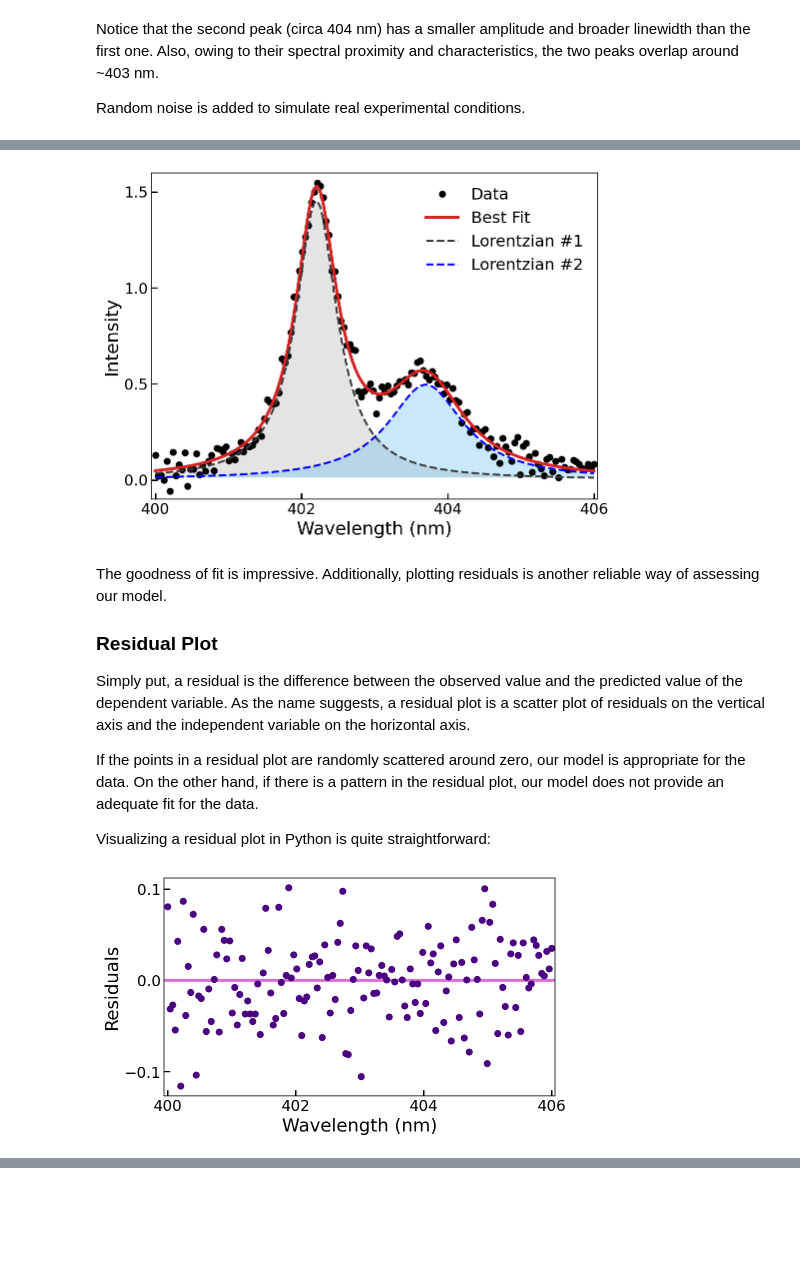
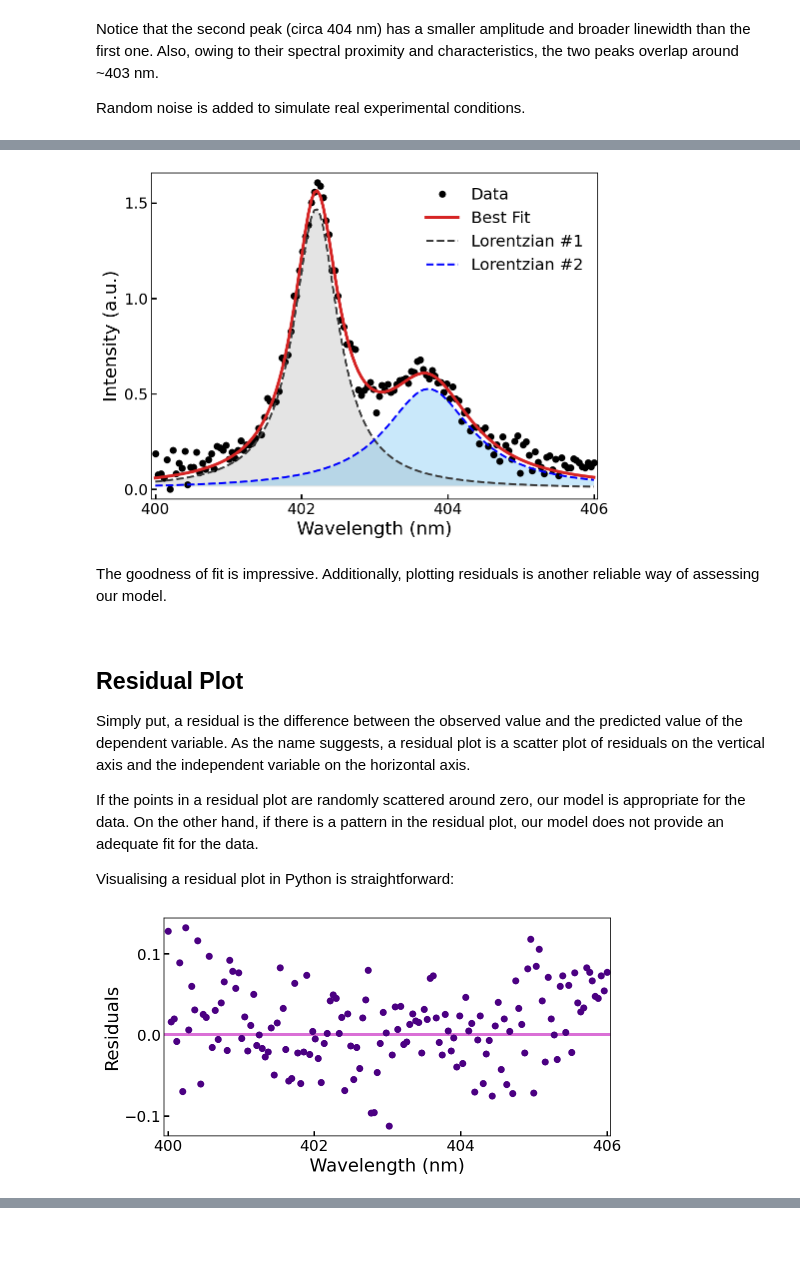
Before and after one commit to KOrfanakis/PhD_Tools, a Jupyter notebook: Curve Fitting/Curve_Fitting.ipynb, the cells around one changed output, grey strips where cells are left out. Drawn from its saved outputs; the diff is of its cells as text; code cells hidden in the pictures; blank space fills up the shorter version.

Commit message:
Cleaned code + fixed markdown typos

```diff
--- a/Curve Fitting/Curve_Fitting.ipynb
+++ b/Curve Fitting/Curve_Fitting.ipynb
@@ -12,20 +23,13 @@ We start our notebook by:
 # %%
-import numpy as np
-import pandas as pd
 pd.set_option('precision', 3)
 
-import matplotlib.pyplot as plt
-from matplotlib import gridspec
 %config InlineBackend.figure_format = 'retina'
-
-from lmfit import Model
-import scipy.stats as stats
 
 label_size = 18
 plt.rcParams['lines.linewidth'] = 3
 plt.rcParams['axes.labelsize'] = label_size
 plt.rcParams['axes.titlesize'] = label_size
-plt.rcParams['xtick.labelsize'] = label_size - 3  # tick labels should be smaller than axes labels (by 3 in our case)
+plt.rcParams['xtick.labelsize'] = label_size - 3
 plt.rcParams['ytick.labelsize'] = label_size - 3
 plt.rcParams['legend.fontsize'] = label_size - 2
 plt.rcParams['legend.frameon'] = False
@@ -33,8 +37,8 @@ plt.rcParams['legend.frameon'] = False
 # plt.rcParams['ytick.right'] = True
 plt.rcParams['xtick.direction'] = 'in'
 plt.rcParams['ytick.direction'] = 'in'
-plt.rcParams['xtick.major.size'] = 6
-plt.rcParams['ytick.major.size'] = 6
+plt.rcParams['xtick.major.size'] = 5
+plt.rcParams['ytick.major.size'] = 5
 plt.rcParams['xtick.major.width'] = 1.5
 plt.rcParams['ytick.major.width'] = 1.5
 # %% [markdown]
@@ -55,11 +62,11 @@ Let's create the spectrum for our imaginary material.
 # %%
 np.random.seed(1)
 
-# x-axis: 150 evenly spaced numbers between 400 and 406.
-x = np.linspace(400, 406, 150)
+x = np.linspace(400, 406, 150)  # x-axis: 150 evenly spaced numbers between 400 and 406 (nm).
 
 # y-axis: two Lorentzian peaks + random noise
-y_clean = Douple_Lorentzian(x, 1.54, 402.2, 0.34,
-                               1.00, 403.7, 0.65)
-y = y_clean + 0.05*np.random.normal(0, 1, 150)
+y_clean = Douple_Lorentzian(x, 1.54, 402.2, 0.34, 1.00, 403.7, 0.65)
+y = y_clean + 0.05 * np.random.normal(0, 1, 150)
+
+y += np.abs(y.min())
 # %%
@@ -131,51 +146,58 @@ There are other ways of assessing the appropriateness of a model. Firstly, we ca
 L1 = Lorentzian(x, result.params['amp1'].value, result.params['cen1'].value, result.params['gamma1'].value)
 L2 = Lorentzian(x, result.params['amp2'].value, result.params['cen2'].value, result.params['gamma2'].value)
 # %%
-fig, ax = plt.subplots(figsize = (8, 6))
+fig, ax = plt.subplots(figsize=(8, 6))
 
-ax.plot(x, y, 'ko', label = 'Data')
-# ax.plot(x, result.init_fit, color = 'orange', label = 'Init Fit')
-ax.plot(x, result.best_fit, color = '#D62424', label = 'Best Fit')
+# Spectrum + fitted line
+ax.plot(x, y, 'ko', label='Data')
+ax.plot(x, result.best_fit, color='#D62424', label='Best Fit')
 
-ax.plot(x, L1, color = '#3B3B3B', linestyle = '--', lw = 2, label = 'Lorentzian #1')
-ax.fill_between(x, L1.min(), L1, facecolor = '#A8A8A8', alpha = 0.3)
-ax.plot(x, L2, 'b--', lw = 2, label = 'Lorentzian #2')
-ax.fill_between(x, L2.min(), L2, facecolor = '#4FB6F1', alpha = 0.3)
+# Lorentzian peak #1
+ax.plot(x, L1, color='#3B3B3B', linestyle='--', lw=2, label='Lorentzian #1')
+ax.fill_between(x, L1.min(), L1, facecolor='#A8A8A8', alpha=0.3)
 
+# Lorentzian peak #2
+ax.plot(x, L2, 'b--', lw=2, label='Lorentzian #2')
+ax.fill_between(x, L2.min(), L2, facecolor='#4FB6F1', alpha=0.3)
+
+# Figure customisation
 ax.set_xlabel('Wavelength (nm)')
 ax.set_xlim([399.95, 406.05])
 ax.set_xticks([400, 402, 404, 406])
 
-ax.set_ylabel('Intensity')
-ax.set_ylim([y.min() - 0.04, y.max() + 0.05])
+ax.set_ylabel('Intensity (a.u.)')
+ax.set_ylim([y.min() - 0.05, y.max() + 0.05])
 ax.set_yticks([0, 0.50, 1.00, 1.50])
 
-ax.legend(loc = 0);
-# ax.savefig('Figure.svg');
+ax.legend(loc=0);
 # %% [output]
-[figure, old version]
+[figure, new version]
 # %% [markdown]
 The goodness of fit is impressive. Additionally, plotting residuals is another reliable way of assessing our model.
 
-### Residual Plot
+<br>
+
+## Residual Plot
 
 Simply put, a residual is the difference between the observed value and the predicted value of the dependent variable. As the name suggests, a residual plot is a scatter plot of residuals on the vertical axis and the independent variable on the horizontal axis.
 
 If the points in a residual plot are randomly scattered around zero, our model is appropriate for the data. On the other hand, if there is a pattern in the residual plot, our model does not provide an adequate fit for the data.
 
-Visualizing a residual plot in Python is quite straightforward:
+Visualising a residual plot in Python is straightforward:
 # %%
-fig, ax = plt.subplots(figsize = (7, 4))
+residuals = y - result.best_fit
 
-ax.axhline(y = 0, color = 'orchid', linestyle = '-')
-ax.plot(x, y - result.best_fit, color = 'indigo', marker = 'o', linestyle = '', label = 'Data')
+fig, ax = plt.subplots(figsize=(8, 4))
+
+ax.axhline(y=0, color='orchid', linestyle='-')
+ax.plot(x, residuals, color='indigo', marker='o', linestyle='', label='Data')
 
 ax.set_xlabel('Wavelength (nm)')
 ax.set_xlim([399.95, 406.05])
 ax.set_xticks([400, 402, 404, 406])
 
 ax.set_ylabel('Residuals')
 ax.set_yticks([-0.10, 0, 0.10]);
 # %% [output]
-[figure, old version]
+[figure, new version]
 # %% [markdown]
```
Also changed, not shown: parts of 13 cells of this notebook.
